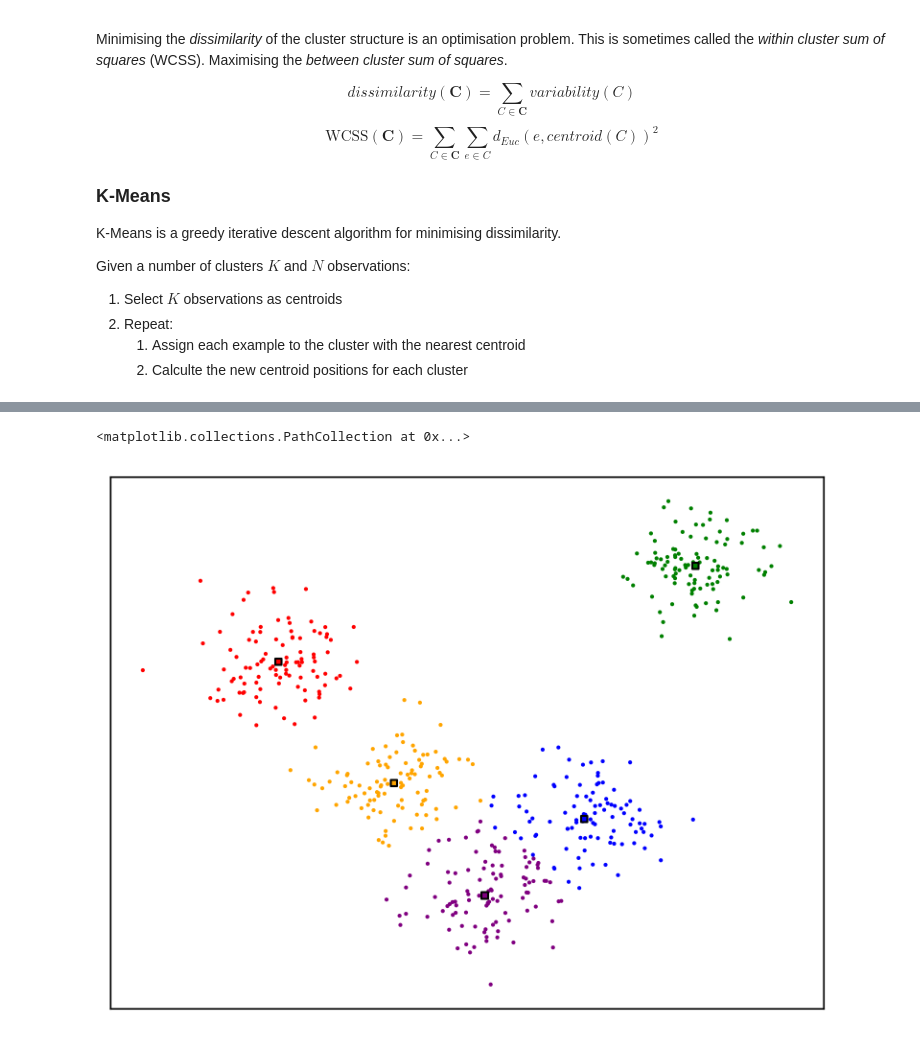
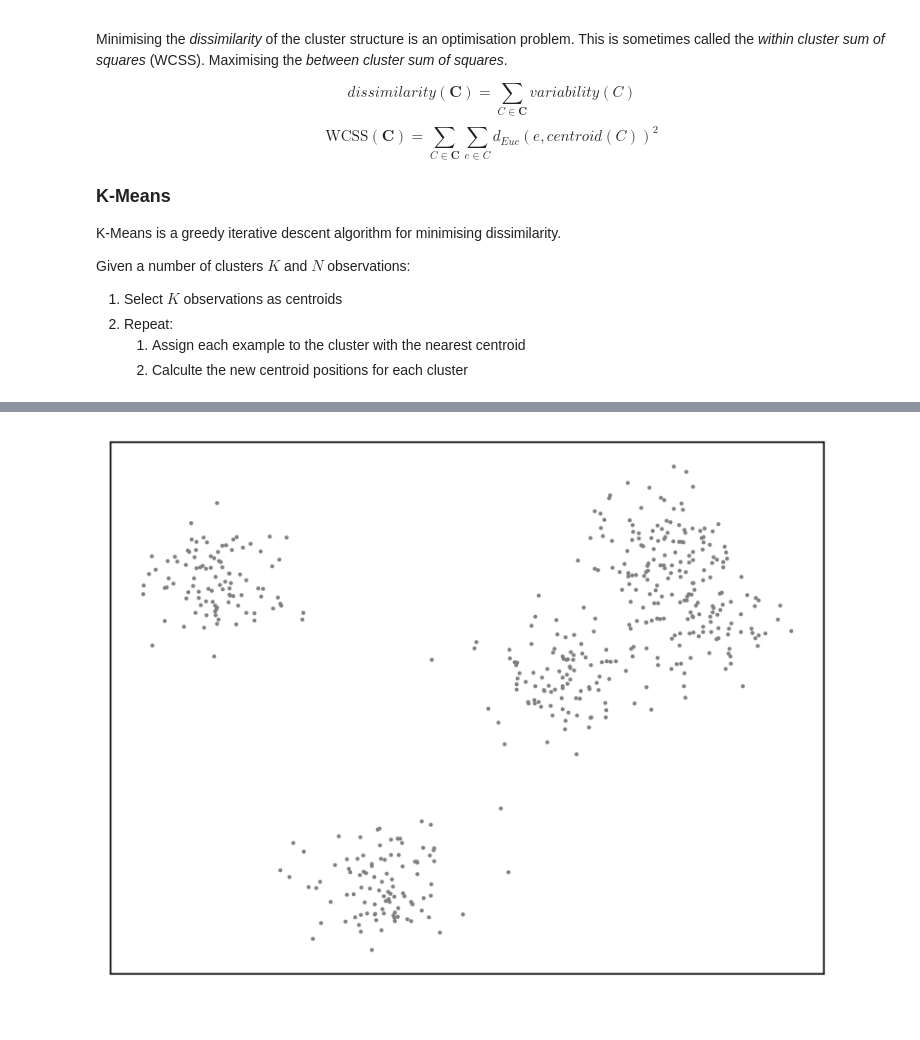
Before and after one commit to alexanderneville/MLAI_notebooks, a Jupyter notebook: unsupervised.ipynb, the cells around one changed output, grey strips where cells are left out. Cells and saved outputs as stored; diff of their text form; code cells hidden in the pictures.

Commit message:
animate K-Means clustering

```diff
--- a/unsupervised.ipynb
+++ b/unsupervised.ipynb
@@ -135,8 +126,28 @@ ax.scatter(c_k[:,0], c_k[:,1], c=[i for i in range(5)], s=10, marker='s', edgeco
-# %%
-c_k = k_means(c_k, X)
-fig, ax = new_plot()
-ax.scatter(X[:,0], X[:,1], s=1, c=[nearest_centroid(c_k, x) for x in X], cmap=mpl.colors.ListedColormap(colors))
-ax.scatter(c_k[:,0], c_k[:,1], c=[i for i in range(5)], s=10, marker='s', edgecolors="black",cmap=mpl.colors.ListedColormap(colors))
-# %% [output]
-<matplotlib.collections.PathCollection at 0x...>
-[figure, removed]
+# %%
+fig, ax = new_plot()
+ax.scatter(X[:,0], X[:,1], s=1, c='grey')
+
+
+def animate_k_means(frame):
+    global c_k
+    global ax
+    ax.clear()
+    ax.set_xticks([])
+    ax.set_yticks([])
+    if frame == 0:
+        ax.scatter(X[:,0], X[:,1], s=1, c='grey')
+    elif frame == 1:
+        ax.scatter(X[:,0], X[:,1], s=1, c='grey')
+        ax.scatter(c_k[:,0], c_k[:,1], c=[i for i in range(5)], s=10, marker='s', edgecolors="black", cmap=mpl.colors.ListedColormap(colors))
+    elif frame == 2:
+        ax.scatter(c_k[:,0], c_k[:,1], c=[i for i in range(5)], s=10, marker='s', edgecolors="black", cmap=mpl.colors.ListedColormap(colors))
+        ax.scatter(X[:,0], X[:,1], s=1, c=[nearest_centroid(c_k, x) for x in X], cmap=mpl.colors.ListedColormap(colors))
+    else:
+        c_k = k_means(c_k, X)
+        ax.scatter(c_k[:,0], c_k[:,1], c=[i for i in range(5)], s=10, marker='s', edgecolors="black", cmap=mpl.colors.ListedColormap(colors))
+        ax.scatter(X[:,0], X[:,1], s=1, c=[nearest_centroid(c_k, x) for x in X], cmap=mpl.colors.ListedColormap(colors))
+
+anim = animation.FuncAnimation(fig=fig, func=animate_k_means, frames=7, interval=1000)
+anim.save('k_means.gif')
+# %% [output]
+[figure, added]
```
Also changed, not shown: parts of 7 cells of this notebook, 1 other file.
